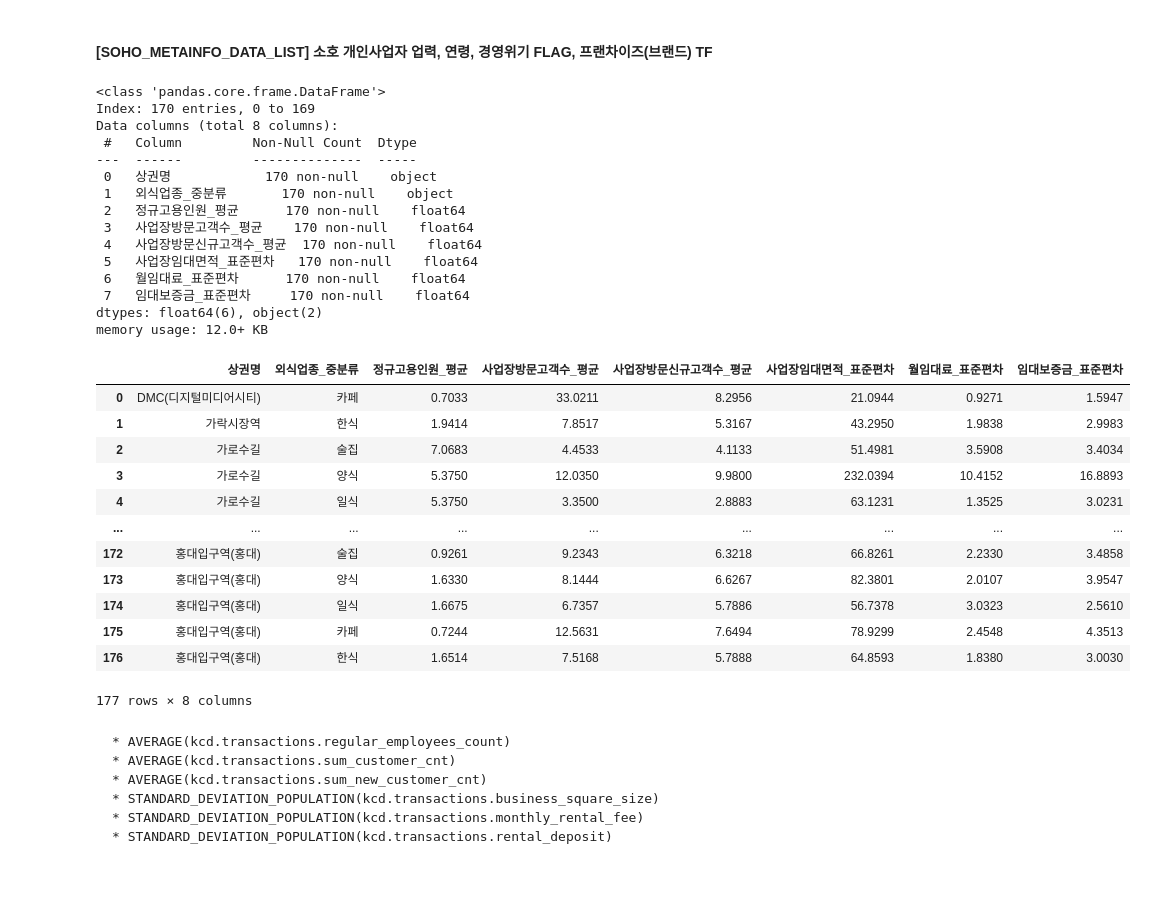
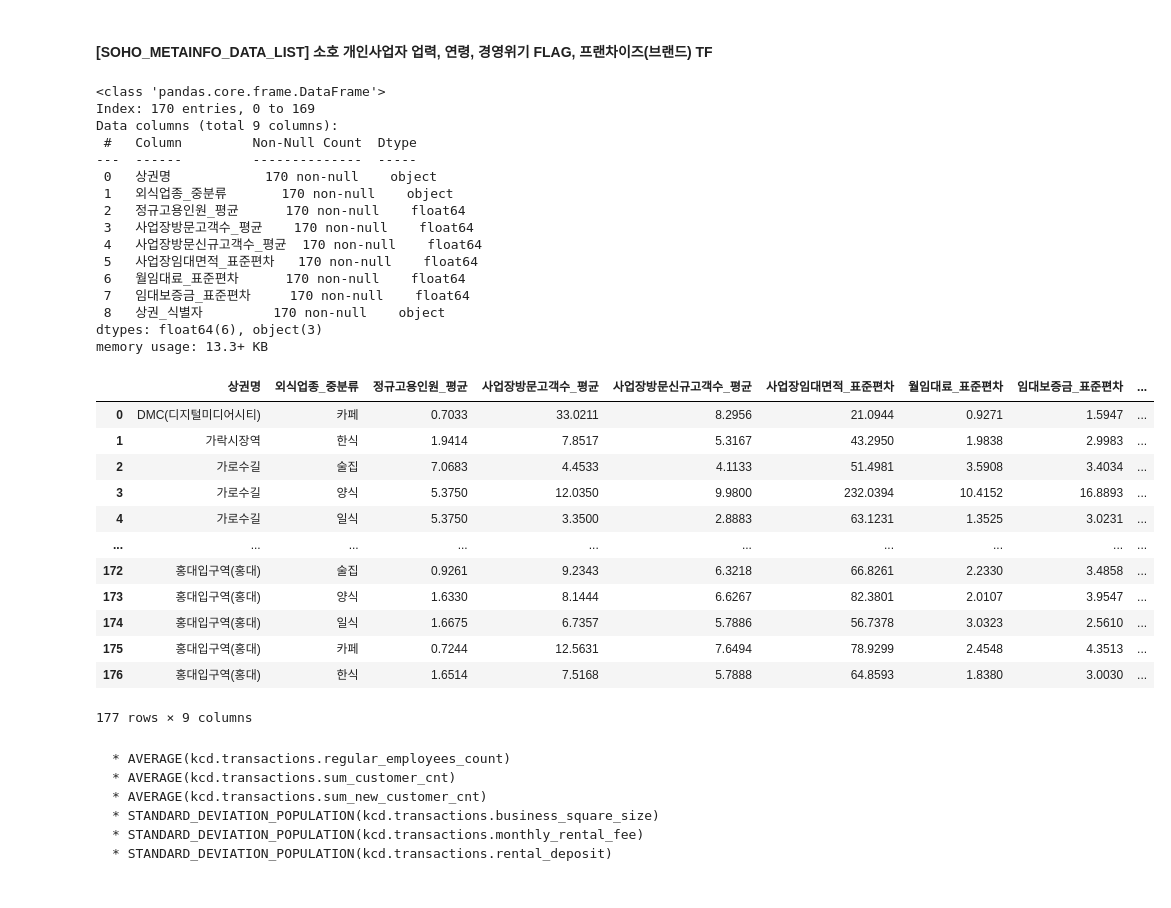
Before and after one commit to Gayeon6423/2023BigContest, a Jupyter notebook: [KCD_SOHO]_DATA_MERGE.ipynb, the cells around one changed output. Cells and saved outputs as stored; diff of their text form; code cells hidden in the pictures.

````diff
--- a/[KCD_SOHO]_DATA_MERGE.ipynb
+++ b/[KCD_SOHO]_DATA_MERGE.ipynb
@@ -27,7 +30,7 @@ Mounted at /content/drive
 
   같은 단위를 가지는 표준편차를 평균으로 나누면, 단위가 사라지고 표준화된 수치를 비교
 # %%
-?class MergeData():
+class MergeData():
 
   def __init__(self, soho_credit_data = None):
     self.soho_credit_data = soho_credit_data
@@ -59,6 +62,14 @@ Mounted at /content/drive
       # data["전체대비_주말매출액비중_STD"] = data["주말매출액_STD"] / data["매출액_STD"]
         # 병합 후 파생컬럼 생성할 것
 
+      def mutateUniqueID(column_상권명, column_업종중분류):
+        상권_식별자 = column_상권명
+        if not pd.isna(column_업종중분류):
+          상권_식별자 += "_" + str(column_업종중분류)
+        return 상권_식별자
+      data["상권_식별자"] = data.apply(
+          lambda x: mutateUniqueID(x["상권명"], x["외식업종_중분류"]), axis = 1)
+
       credit_data_list.append(data)
         # os.path.join을 통한 구글 드라이브 파일 내 경로로 csv데이터 로드하여 판다스 데이터프레임으로 저장 후
         # credit_data_list에 0 ~ 11번째 인덱스의 원소로 추가
@@ -192,7 +204,7 @@ memory usage: 10.8+ KB
 # %% [markdown]
 #### [SOHO_METAINFO_DATA_LIST] 소호 개인사업자 업력, 연령, 경영위기 FLAG, 프랜차이즈(브랜드) TF
 # %%
-SOHO_METOINFO_DATA_LIST = Preprocess.mergeSohoCredit(
+SOHO_METAINFO_DATA_LIST = Preprocess.mergeSohoCredit(
     date_time1 = 202201,
     date_time2 = 202301,
     file_path = "/content/drive/MyDrive/2023BigContest/data/DESILO_PLATFORM_DATA/SOHO_METAINFO/SOHO_",
@@ -201,37 +213,38 @@ SOHO_METOINFO_DATA_LIST = Preprocess.mergeSohoCredit(
                         "정규고용인원_평균", "사업장방문고객수_평균", "사업장방문신규고객수_평균", "사업장임대면적_표준편차", "월임대료_표준편차", "임대보증금_표준편차"],
     column_num = 2)
 # %%
-SOHO_METOINFO_DATA_LIST[0].info()
-SOHO_METOINFO_DATA_LIST[14]
+SOHO_METAINFO_DATA_LIST[0].info()
+SOHO_METAINFO_DATA_LIST[14]
 # %% [output]
 <class 'pandas.core.frame.DataFrame'>
 Index: 170 entries, 0 to 169
-Data columns (total 8 columns):
+Data columns (total 9 columns):
  #   Column         Non-Null Count  Dtype
 ---  ------         --------------  -----
  0   상권명            170 non-null    object
  1   외식업종_중분류       170 non-null    object
  2   정규고용인원_평균      170 non-null    float64
  3   사업장방문고객수_평균    170 non-null    float64
  4   사업장방문신규고객수_평균  170 non-null    float64
  5   사업장임대면적_표준편차   170 non-null    float64
  6   월임대료_표준편차      170 non-null    float64
  7   임대보증금_표준편차     170 non-null    float64
-dtypes: float64(6), object(2)
-memory usage: 12.0+ KB
+ 8   상권_식별자         170 non-null    object
+dtypes: float64(6), object(3)
+memory usage: 13.3+ KB
-|  | 상권명 | 외식업종_중분류 | 정규고용인원_평균 | 사업장방문고객수_평균 | 사업장방문신규고객수_평균 | 사업장임대면적_표준편차 | 월임대료_표준편차 | 임대보증금_표준편차 |
-| 0 | DMC(디지털미디어시티) | 카페 | 0.7033 | 33.0211 | 8.2956 | 21.0944 | 0.9271 | 1.5947 |
-| 1 | 가락시장역 | 한식 | 1.9414 | 7.8517 | 5.3167 | 43.2950 | 1.9838 | 2.9983 |
-| 2 | 가로수길 | 술집 | 7.0683 | 4.4533 | 4.1133 | 51.4981 | 3.5908 | 3.4034 |
-| 3 | 가로수길 | 양식 | 5.3750 | 12.0350 | 9.9800 | 232.0394 | 10.4152 | 16.8893 |
-| 4 | 가로수길 | 일식 | 5.3750 | 3.3500 | 2.8883 | 63.1231 | 1.3525 | 3.0231 |
-| ... | ... | ... | ... | ... | ... | ... | ... | ... |
-| 172 | 홍대입구역(홍대) | 술집 | 0.9261 | 9.2343 | 6.3218 | 66.8261 | 2.2330 | 3.4858 |
-| 173 | 홍대입구역(홍대) | 양식 | 1.6330 | 8.1444 | 6.6267 | 82.3801 | 2.0107 | 3.9547 |
-| 174 | 홍대입구역(홍대) | 일식 | 1.6675 | 6.7357 | 5.7886 | 56.7378 | 3.0323 | 2.5610 |
-| 175 | 홍대입구역(홍대) | 카페 | 0.7244 | 12.5631 | 7.6494 | 78.9299 | 2.4548 | 4.3513 |
-| 176 | 홍대입구역(홍대) | 한식 | 1.6514 | 7.5168 | 5.7888 | 64.8593 | 1.8380 | 3.0030 |
+|  | 상권명 | 외식업종_중분류 | 정규고용인원_평균 | 사업장방문고객수_평균 | 사업장방문신규고객수_평균 | 사업장임대면적_표준편차 | 월임대료_표준편차 | 임대보증금_표준편차 | ... |
+| 0 | DMC(디지털미디어시티) | 카페 | 0.7033 | 33.0211 | 8.2956 | 21.0944 | 0.9271 | 1.5947 | ... |
+| 1 | 가락시장역 | 한식 | 1.9414 | 7.8517 | 5.3167 | 43.2950 | 1.9838 | 2.9983 | ... |
+| 2 | 가로수길 | 술집 | 7.0683 | 4.4533 | 4.1133 | 51.4981 | 3.5908 | 3.4034 | ... |
+| 3 | 가로수길 | 양식 | 5.3750 | 12.0350 | 9.9800 | 232.0394 | 10.4152 | 16.8893 | ... |
+| 4 | 가로수길 | 일식 | 5.3750 | 3.3500 | 2.8883 | 63.1231 | 1.3525 | 3.0231 | ... |
+| ... | ... | ... | ... | ... | ... | ... | ... | ... | ... |
+| 172 | 홍대입구역(홍대) | 술집 | 0.9261 | 9.2343 | 6.3218 | 66.8261 | 2.2330 | 3.4858 | ... |
+| 173 | 홍대입구역(홍대) | 양식 | 1.6330 | 8.1444 | 6.6267 | 82.3801 | 2.0107 | 3.9547 | ... |
+| 174 | 홍대입구역(홍대) | 일식 | 1.6675 | 6.7357 | 5.7886 | 56.7378 | 3.0323 | 2.5610 | ... |
+| 175 | 홍대입구역(홍대) | 카페 | 0.7244 | 12.5631 | 7.6494 | 78.9299 | 2.4548 | 4.3513 | ... |
+| 176 | 홍대입구역(홍대) | 한식 | 1.6514 | 7.5168 | 5.7888 | 64.8593 | 1.8380 | 3.0030 | ... |
-177 rows × 8 columns
+177 rows × 9 columns
 # %% [markdown]
 ```
 * AVERAGE(kcd.transactions.regular_employees_count)
````
Also changed, not shown: parts of 19 cells of this notebook.
